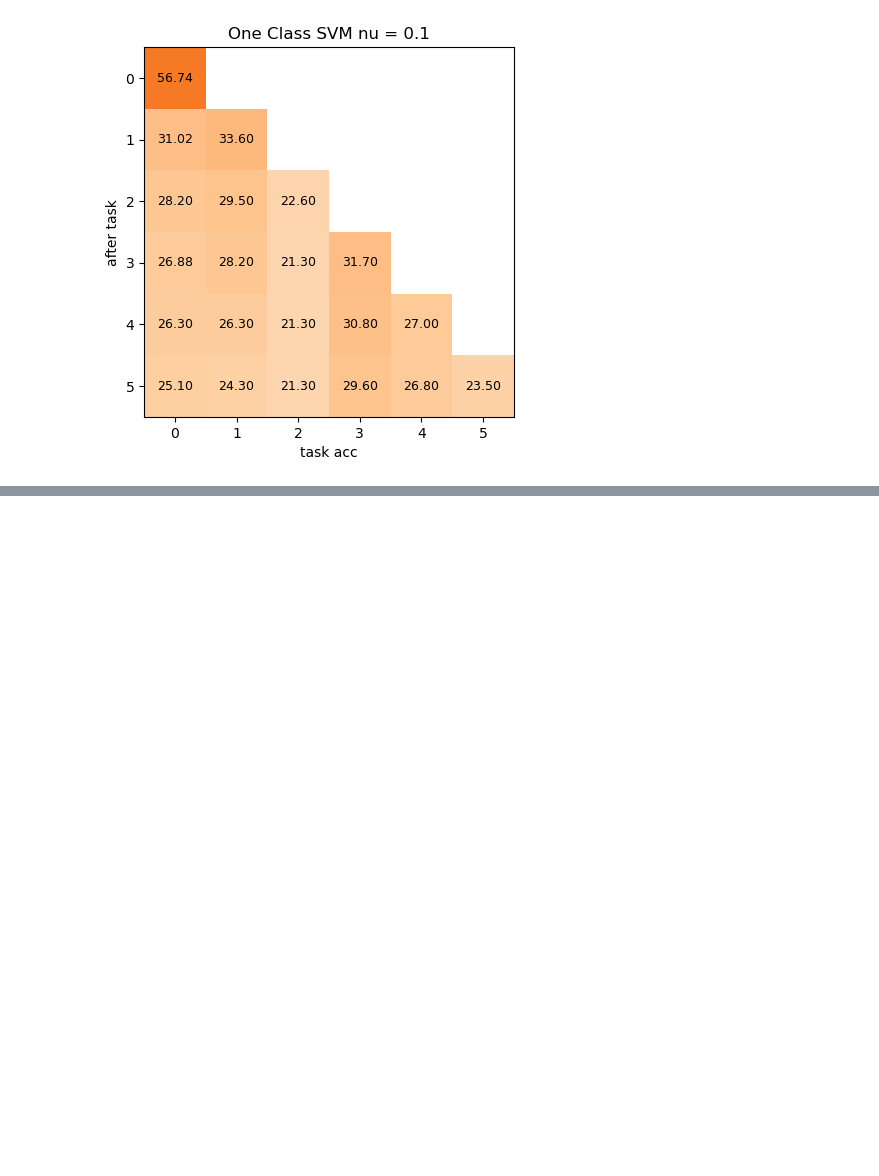
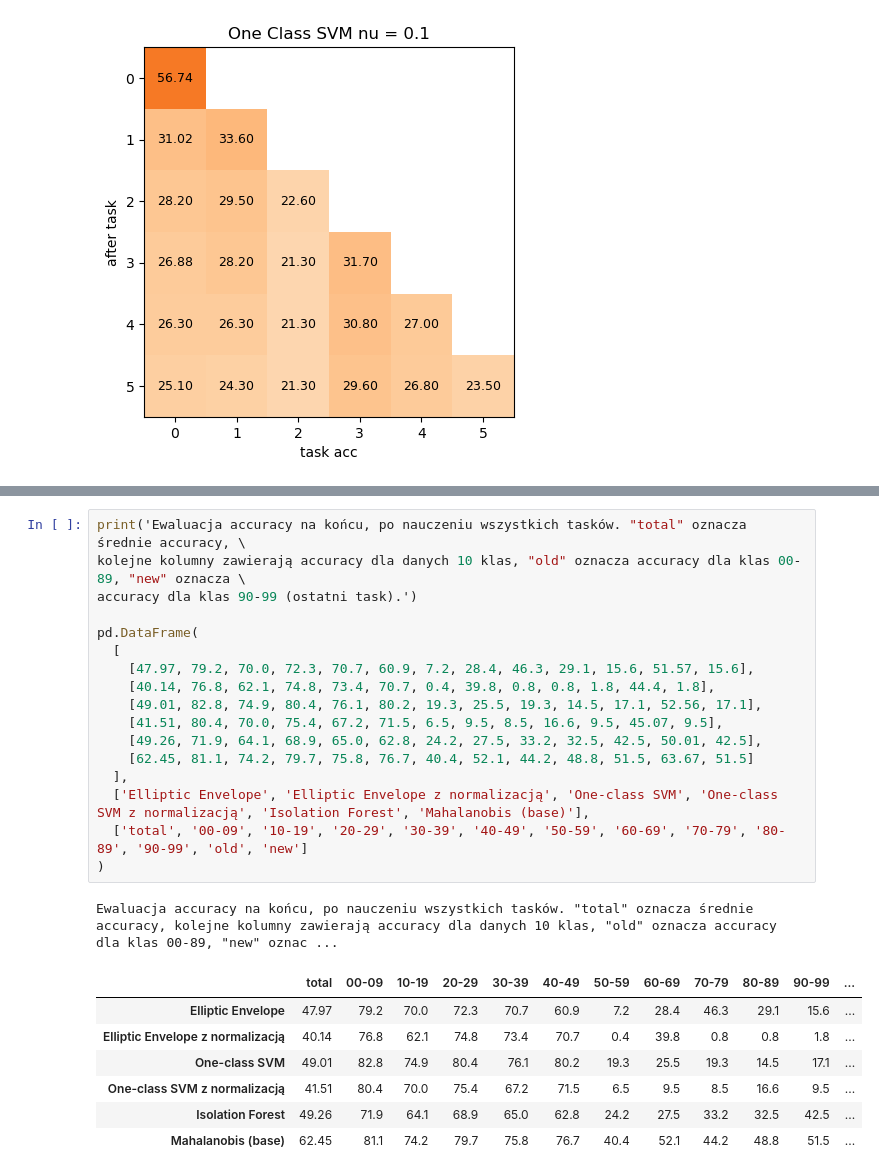
Before and after one commit to matstep0/FeCAM, a Jupyter notebook: chart.ipynb, the cells around one changed output, grey strips where cells are left out. Drawn from its saved outputs; the diff is of its cells as text; blank space fills up the shorter version.

```diff
--- a/chart.ipynb
+++ b/chart.ipynb
@@ -56,0 +242,26 @@ print_results_chart('./results/ocsvm-first-run0_1.txt', 'One Class SVM nu = 0.1'
+# %%
+print('Ewaluacja accuracy na końcu, po nauczeniu wszystkich tasków. "total" oznacza średnie accuracy, \
+kolejne kolumny zawierają accuracy dla danych 10 klas, "old" oznacza accuracy dla klas 00-89, "new" oznacza \
+accuracy dla klas 90-99 (ostatni task).')
+
+pd.DataFrame(
+  [
+    [47.97, 79.2, 70.0, 72.3, 70.7, 60.9, 7.2, 28.4, 46.3, 29.1, 15.6, 51.57, 15.6],
+    [40.14, 76.8, 62.1, 74.8, 73.4, 70.7, 0.4, 39.8, 0.8, 0.8, 1.8, 44.4, 1.8],
+    [49.01, 82.8, 74.9, 80.4, 76.1, 80.2, 19.3, 25.5, 19.3, 14.5, 17.1, 52.56, 17.1],
+    [41.51, 80.4, 70.0, 75.4, 67.2, 71.5, 6.5, 9.5, 8.5, 16.6, 9.5, 45.07, 9.5],
+    [49.26, 71.9, 64.1, 68.9, 65.0, 62.8, 24.2, 27.5, 33.2, 32.5, 42.5, 50.01, 42.5],
+    [62.45, 81.1, 74.2, 79.7, 75.8, 76.7, 40.4, 52.1, 44.2, 48.8, 51.5, 63.67, 51.5]
+  ],
+  ['Elliptic Envelope', 'Elliptic Envelope z normalizacją', 'One-class SVM', 'One-class SVM z normalizacją', 'Isolation Forest', 'Mahalanobis (base)'],
+  ['total', '00-09', '10-19', '20-29', '30-39', '40-49', '50-59', '60-69', '70-79', '80-89', '90-99', 'old', 'new']
+)
+# %% [output]
+Ewaluacja accuracy na końcu, po nauczeniu wszystkich tasków. "total" oznacza średnie accuracy, kolejne kolumny zawierają accuracy dla danych 10 klas, "old" oznacza accuracy dla klas 00-89, "new" oznac ...
+|  | total | 00-09 | 10-19 | 20-29 | 30-39 | 40-49 | 50-59 | 60-69 | 70-79 | 80-89 | 90-99 | ... |
+| Elliptic Envelope | 47.97 | 79.2 | 70.0 | 72.3 | 70.7 | 60.9 | 7.2 | 28.4 | 46.3 | 29.1 | 15.6 | ... |
+| Elliptic Envelope z normalizacją | 40.14 | 76.8 | 62.1 | 74.8 | 73.4 | 70.7 | 0.4 | 39.8 | 0.8 | 0.8 | 1.8 | ... |
+| One-class SVM | 49.01 | 82.8 | 74.9 | 80.4 | 76.1 | 80.2 | 19.3 | 25.5 | 19.3 | 14.5 | 17.1 | ... |
+| One-class SVM z normalizacją | 41.51 | 80.4 | 70.0 | 75.4 | 67.2 | 71.5 | 6.5 | 9.5 | 8.5 | 16.6 | 9.5 | ... |
+| Isolation Forest | 49.26 | 71.9 | 64.1 | 68.9 | 65.0 | 62.8 | 24.2 | 27.5 | 33.2 | 32.5 | 42.5 | ... |
+| Mahalanobis (base) | 62.45 | 81.1 | 74.2 | 79.7 | 75.8 | 76.7 | 40.4 | 52.1 | 44.2 | 48.8 | 51.5 | ... |
```
Also changed, not shown: parts of 22 cells of this notebook, 20 other files.
